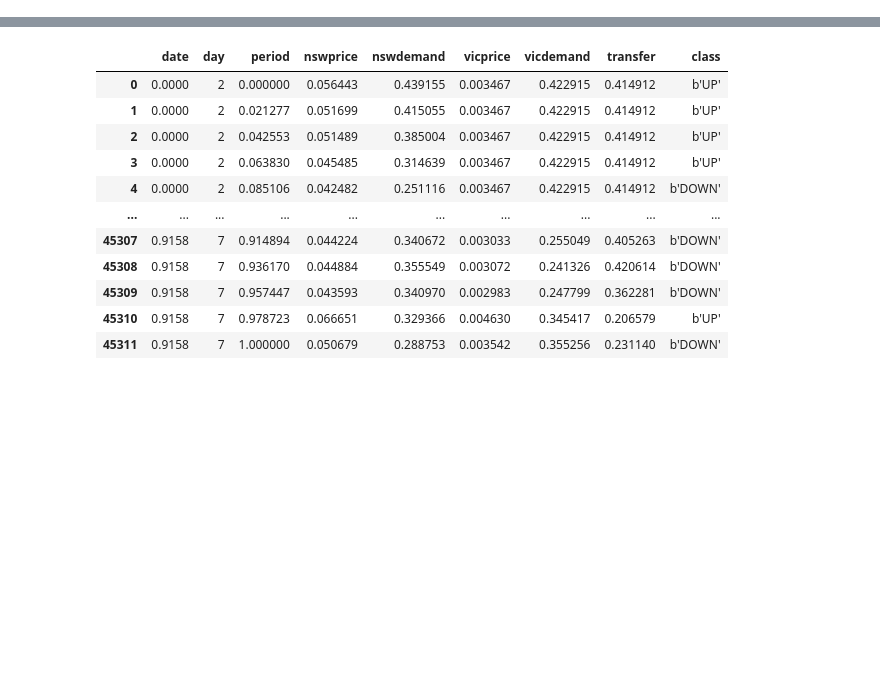
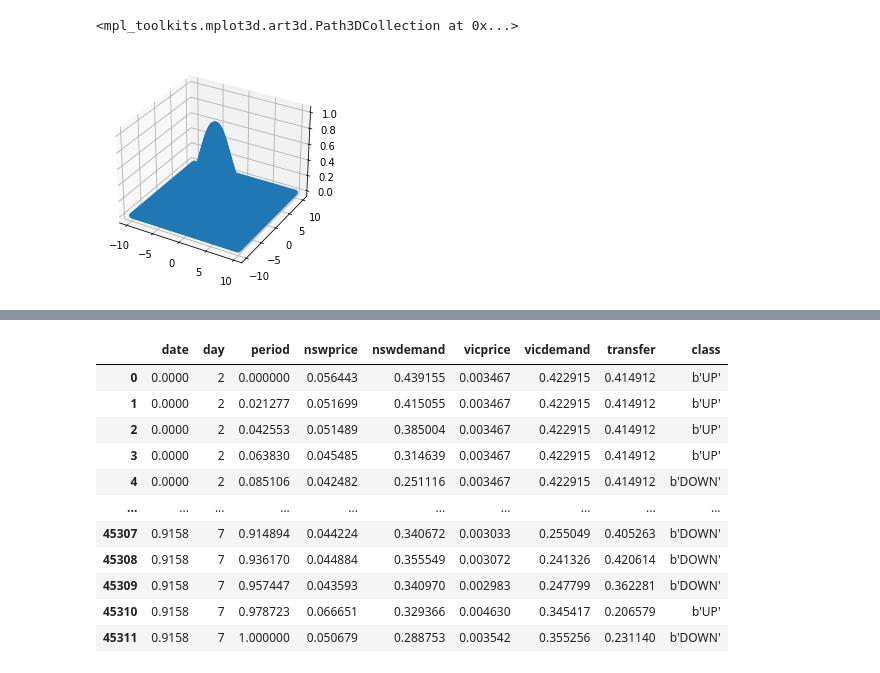
Before and after one commit to ShvarcbergJull/manul, a Jupyter notebook: graph.ipynb, the cells around one changed output, grey strips where cells are left out. Saved outputs shown, nothing was run; the diff lists cells and outputs as text; code cells hidden in the pictures; blank space fills up the shorter version.

```diff
--- a/graph.ipynb
+++ b/graph.ipynb
@@ -4,0 +54,14 @@ import numpy as np
+# %%
+x=np.linspace(-10,10, num=100)
+y=np.linspace(-10,10, num=100)
+
+x, y = np.meshgrid(x, y)
+
+z = np.exp(-0.1*x**2-0.1*y**2)
+# %%
+fig = plt.figure(figsize=(6,4))
+ax = plt.axes(projection = '3d')
+ax.scatter(x, y, z)
+# %% [output]
+<mpl_toolkits.mplot3d.art3d.Path3DCollection at 0x...>
+[figure, added]
```
Also changed, not shown: parts of 5 cells of this notebook, 3 other files.
